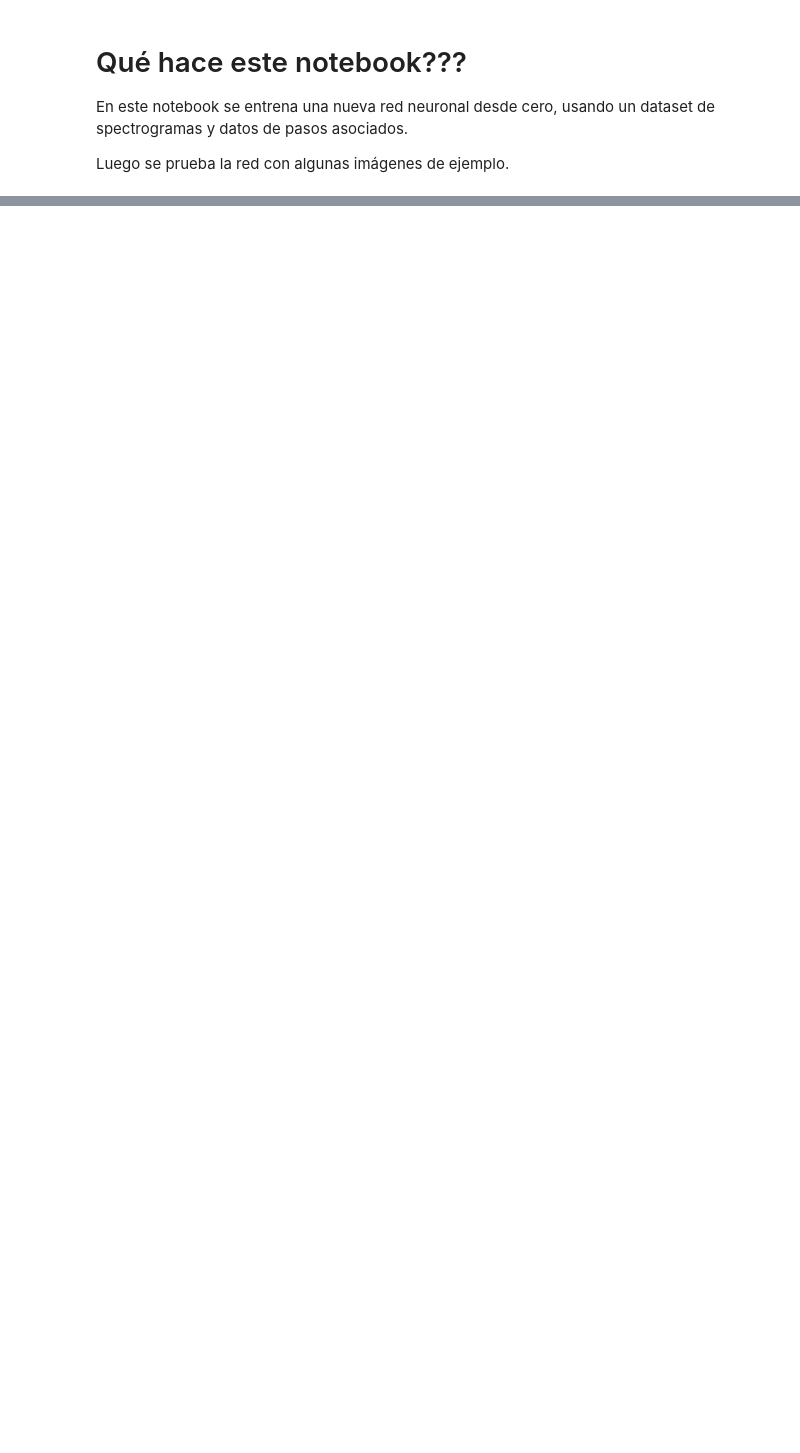
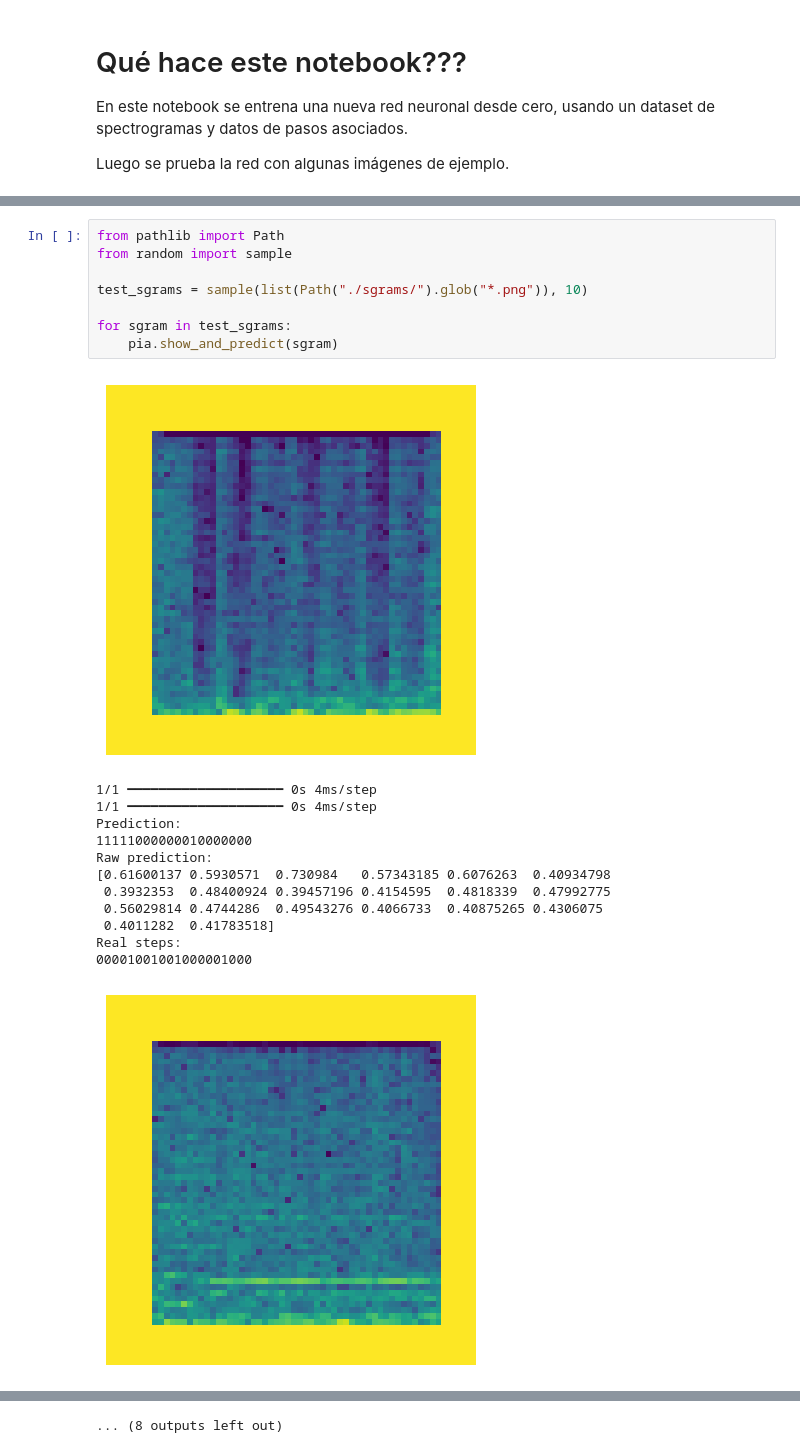
Before and after one commit to nadiagutierrez89/project_pumpitup, a Jupyter notebook: entrenar_y_probar_red_neuronal.ipynb, the cells around one changed output, grey strips where cells are left out. Drawn from its saved outputs; the diff is of its cells as text; blank space fills up the shorter version.

```diff
--- a/entrenar_y_probar_red_neuronal.ipynb
+++ b/entrenar_y_probar_red_neuronal.ipynb
@@ -56,0 +64,22 @@ Raw prediction:
+# %%
+from pathlib import Path
+from random import sample
+
+test_sgrams = sample(list(Path("./sgrams/").glob("*.png")), 10)
+
+for sgram in test_sgrams:
+    pia.show_and_predict(sgram)
+# %% [output]
+[figure, added]
+1/1 ━━━━━━━━━━━━━━━━━━━━ 0s 4ms/step
+1/1 ━━━━━━━━━━━━━━━━━━━━ 0s 4ms/step
+Prediction:
+11111000000010000000
+Raw prediction:
+[0.61600137 0.5930571  0.730984   0.57343185 0.6076263  0.40934798
+ 0.3932353  0.48400924 0.39457196 0.4154595  0.4818339  0.47992775
+ 0.56029814 0.4744286  0.49543276 0.4066733  0.40875265 0.4306075
+ 0.4011282  0.41783518]
+Real steps:
+00001001001000001000
+[figure, added]
@@ -56,0 +145 @@ Raw prediction:
+... (8 outputs left out)
```
Also changed, not shown: parts of 5 cells of this notebook, 2 other files.
